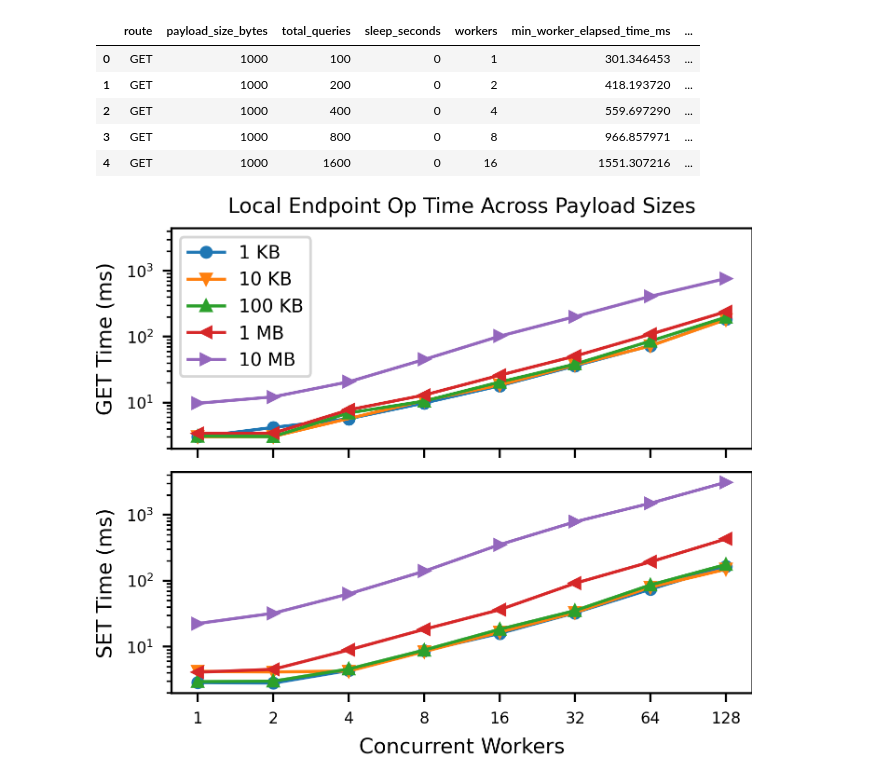
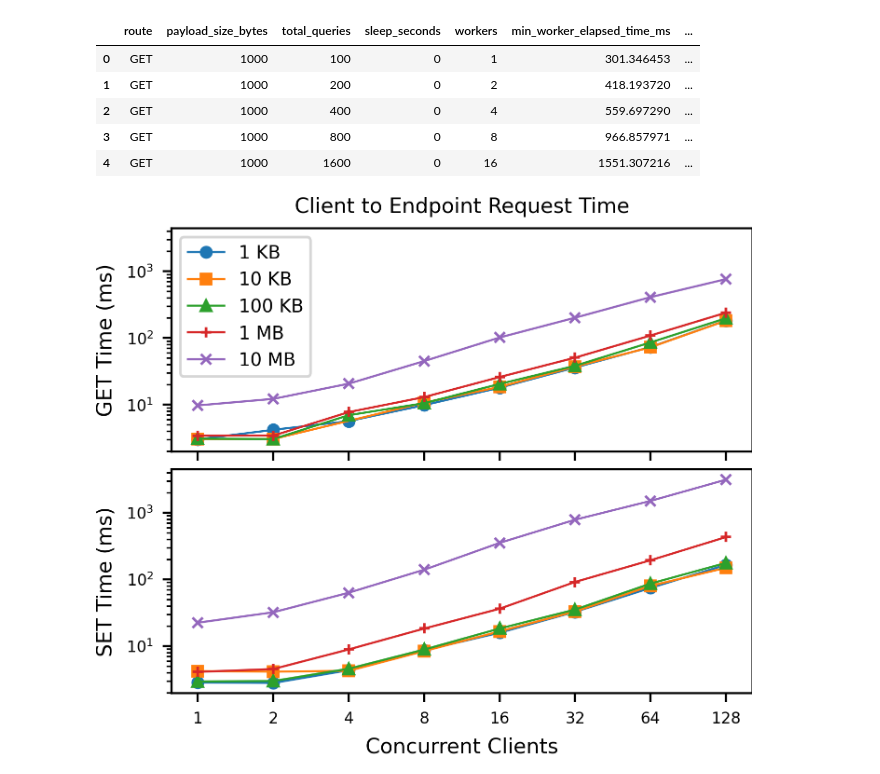
Before and after one commit to proxystore/sc23-evaluation, a Jupyter notebook: 1-endpoint-times-local.ipynb, the cells around one changed output. Saved outputs shown, nothing was run; the diff lists cells and outputs as text; code cells hidden in the pictures.

Commit message:
Clean up plots for paper

```diff
--- a/1-endpoint-times-local.ipynb
+++ b/1-endpoint-times-local.ipynb
@@ -92,33 +92,35 @@ def extract(data: pandas.DataFrame, route: str) -> dict[str, dict[str, list[str]
 # %%
 GET_DATA = extract(DATA, 'GET')
 SET_DATA = extract(DATA, 'SET')
 
-MARKERS = ['.', 'x', 'd', '*', '>', '1']
+# MARKERS = ['.', 'x', 'd', '*', '>', '1']
+MARKERS = ('o', 's', '^', '+', 'x', 'P')
+
 
 payload_labels = ['1 KB', '10 KB', '100 KB', '1 MB', '10 MB']
 
 fig, axs = plt.subplots(2, 1, sharex=True, sharey=True)
 
 for data, ax in zip((GET_DATA, SET_DATA), axs):
     ax.set_yscale('log', base=10)
     ax.set_xscale('log', base=2)
 
     for i, (payload, series) in enumerate(data.items()):
-        ax.plot(series['workers'], series['avg_latency'], marker=markers.MarkerStyle.filled_markers[i], label=payload)
+        ax.plot(series['workers'], series['avg_latency'], marker=MARKERS[i], label=payload)
 
-axs[0].set_title('Local Endpoint Op Time Across Payload Sizes')
-axs[-1].set_xlabel('Concurrent Workers')
+axs[0].set_title('Client to Endpoint Request Time')
+axs[-1].set_xlabel('Concurrent Clients')
 axs[0].set_ylabel('GET Time (ms)')
 axs[1].set_ylabel('SET Time (ms)')
 
 # Use integer x labels instead of powers of 2
 axs[-1].get_xaxis().set_major_formatter(mticker.FormatStrFormatter('%.0f'))
 
 axs[0].legend(payload_labels, loc='upper left')
 
-fig.tight_layout()
+fig.tight_layout(h_pad=0.75, w_pad=0)
 
 fig.set_size_inches(3.5, 3)
-plt.savefig('figures/endpoint-times-local.png', )
+plt.savefig('figures/endpoint-times-local.png', pad_inches=0.05)
 # %% [output]
-[figure, old version]
+[figure, new version]
```
Also changed, not shown: 6 other files.
